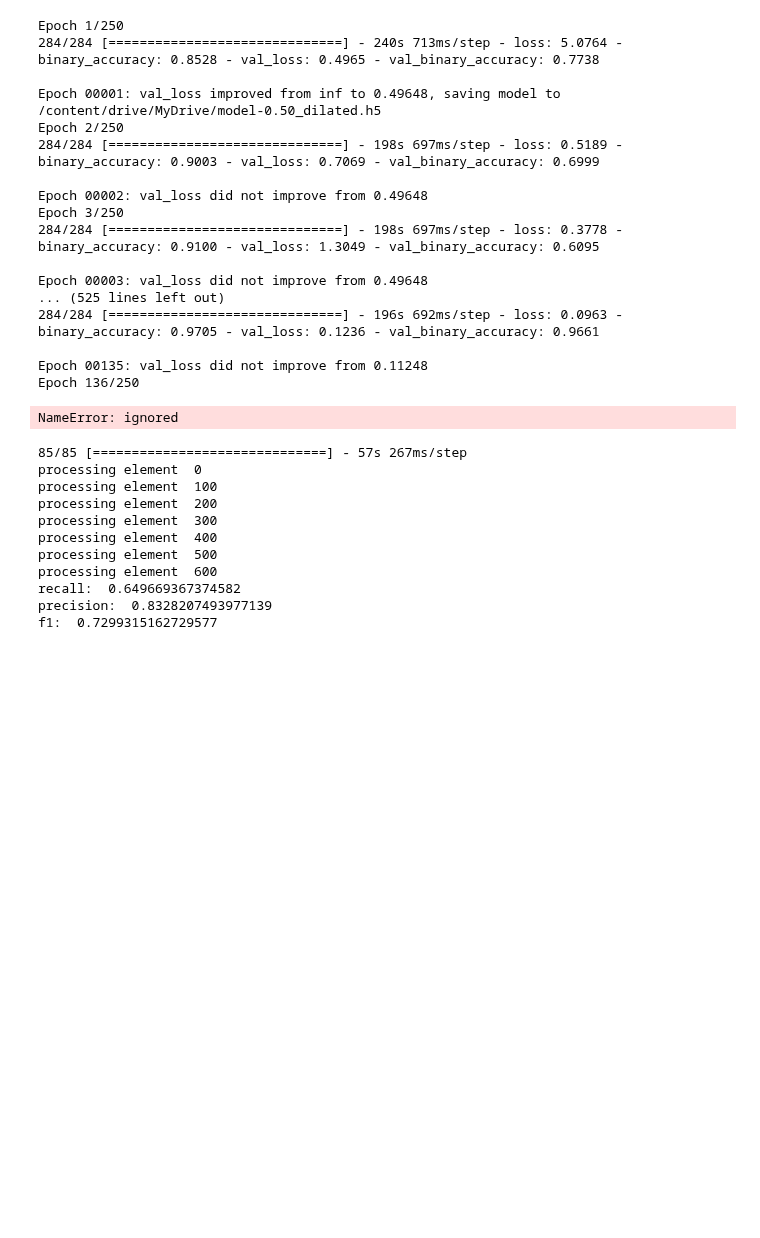
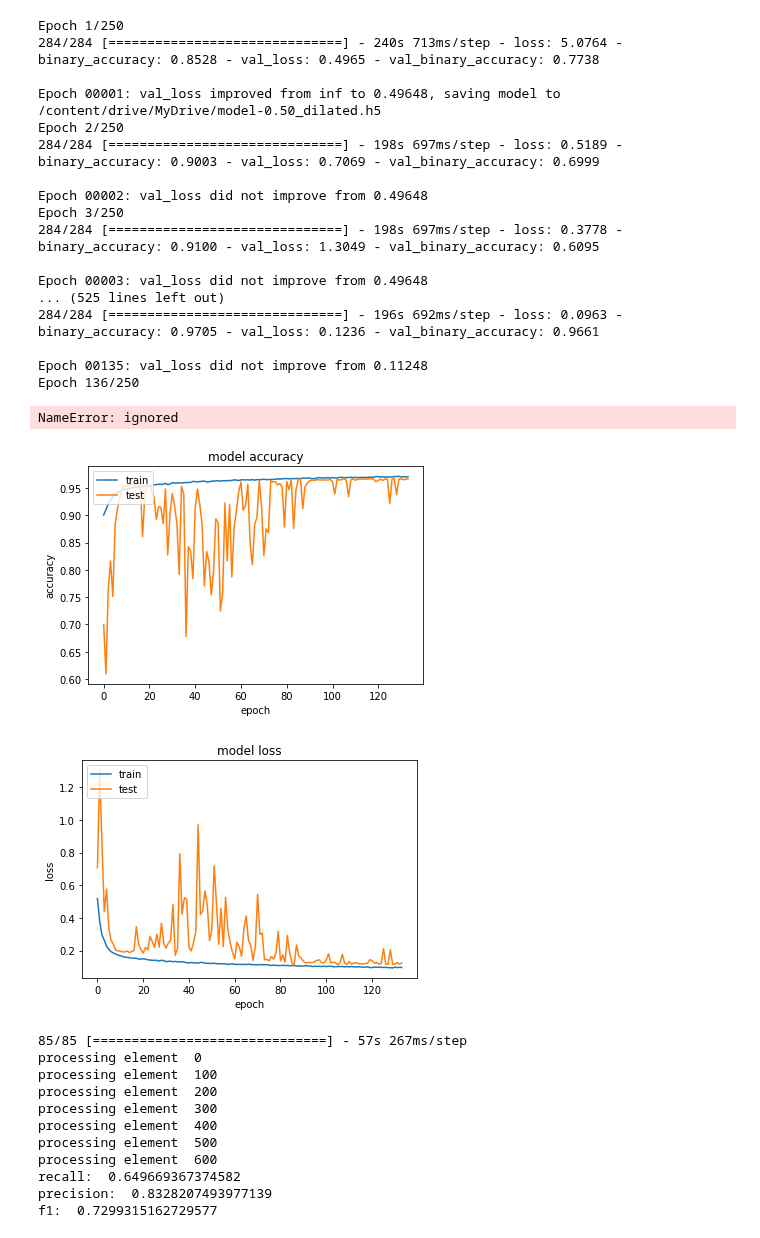
Before and after one commit to Prinzivalle/Sound-Event-Detection, a Jupyter notebook: Untitled0.ipynb, the cells around one changed output. Drawn from its saved outputs; the diff is of its cells as text; code cells hidden in the pictures; blank space fills up the shorter version.

Commit message:
Added baseline dilated history plots

```diff
--- a/Untitled0.ipynb
+++ b/Untitled0.ipynb
@@ -582,6 +582,34 @@ plt.legend(['train', 'test'], loc='upper left')
 plt.show()
 # %% [output]
 NameError: ignored
+# %%
+import matplotlib.pyplot as plt
+import pandas as pd
+
+historydf = pd.read_csv('/content/drive/MyDrive/history_baseline_dilated.csv')
+historydf.columns = ["loss", "acc", "val_loss", "val_acc"]
+
+
+
+# summarize history for accuracy
+plt.plot(np.array(historydf.acc.tolist()))
+plt.plot(np.array(historydf.val_acc.tolist()))
+plt.title('model accuracy')
+plt.ylabel('accuracy')
+plt.xlabel('epoch')
+plt.legend(['train', 'test'], loc='upper left')
+plt.show()
+# summarize history for loss
+plt.plot(np.array(historydf.loss.tolist()))
+plt.plot(np.array(historydf.val_loss.tolist()))
+plt.title('model loss')
+plt.ylabel('loss')
+plt.xlabel('epoch')
+plt.legend(['train', 'test'], loc='upper left')
+plt.show()
+# %% [output]
+[figure, added]
+[figure, added]
 # %%
 model2 = keras.models.load_model('/content/drive/MyDrive/model-0.11_dilated.h5')
 # %%
```
Also changed, not shown: parts of 1 cell of this notebook.
